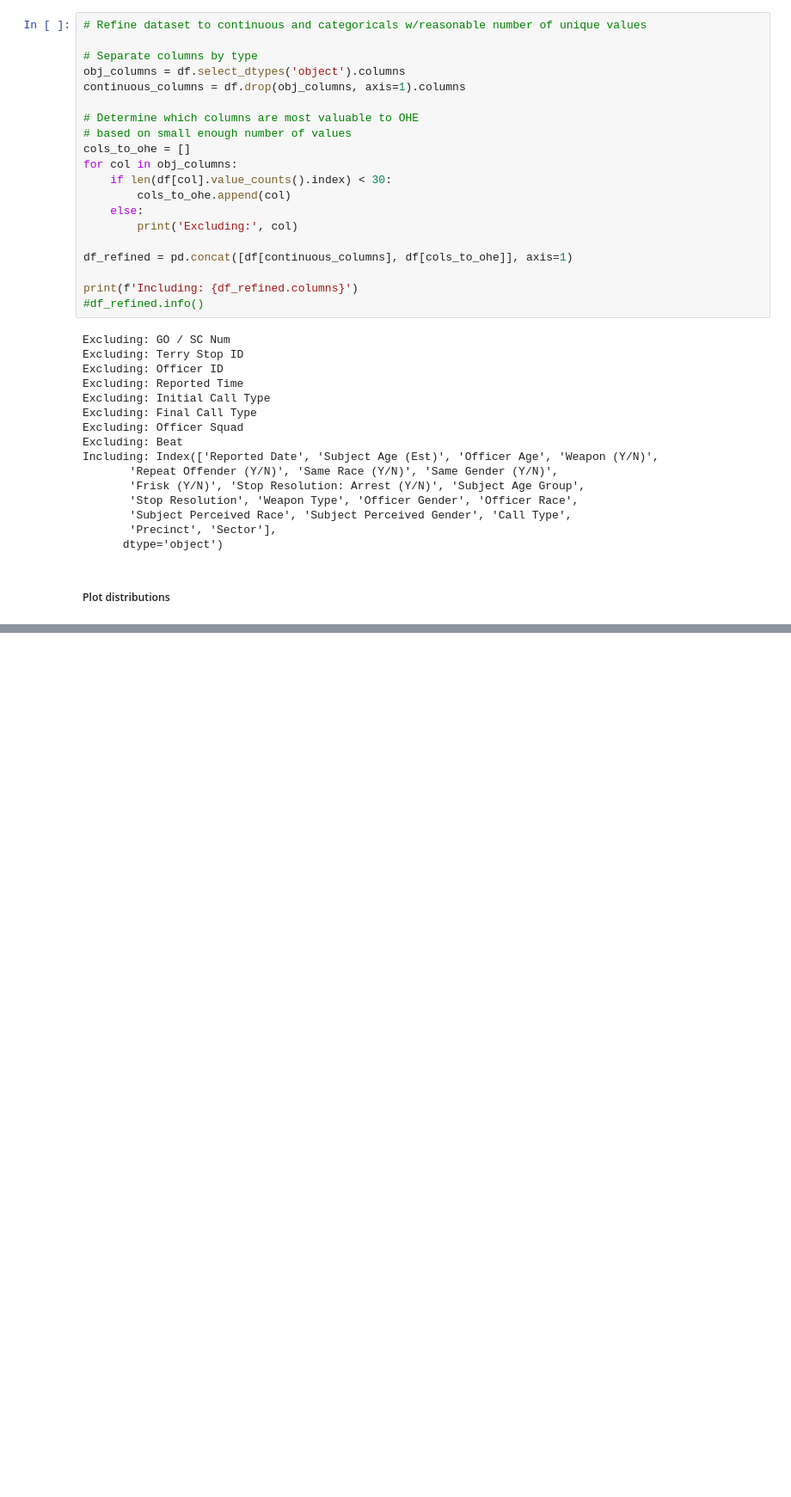
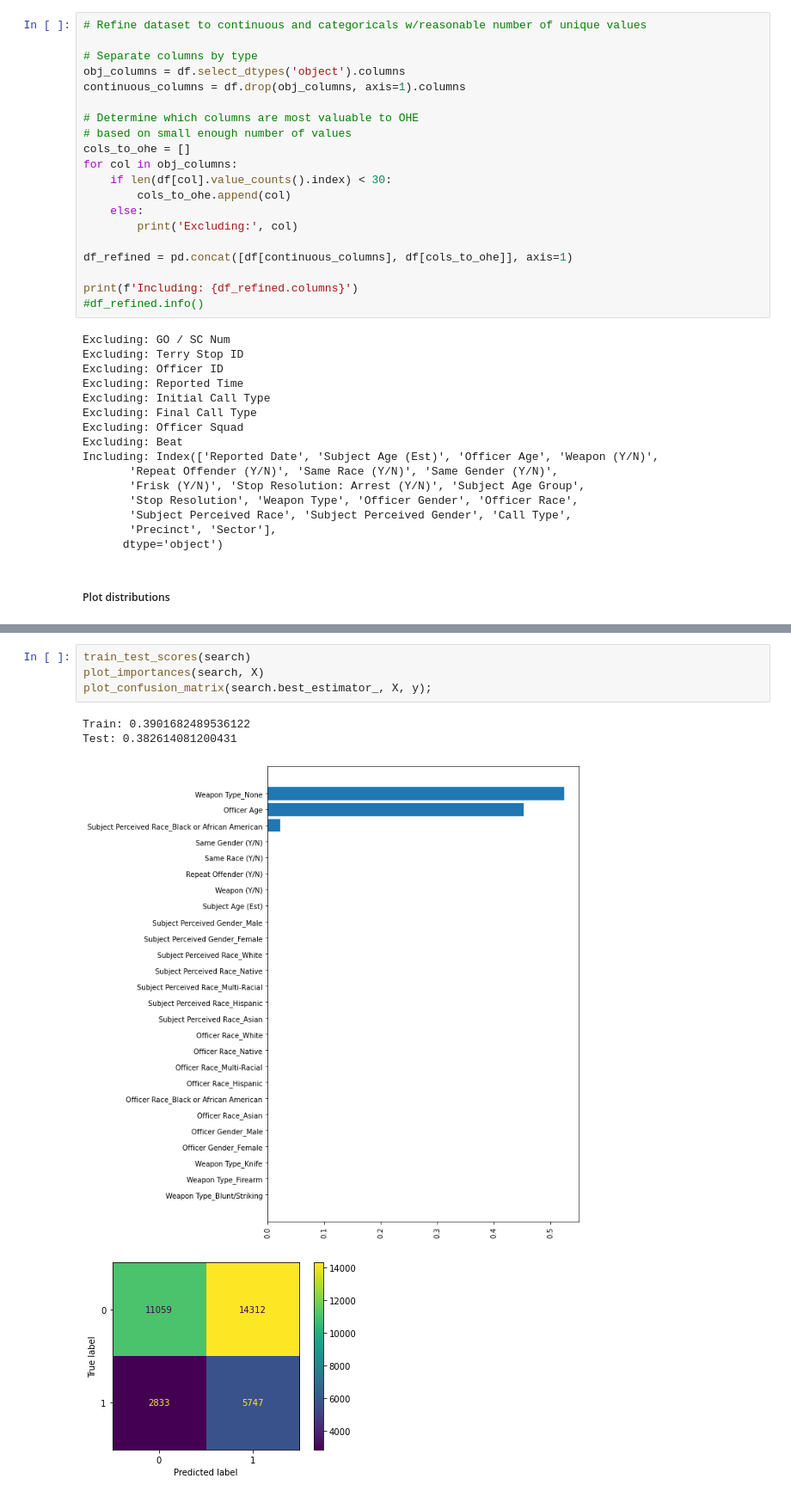
Before and after one commit to sethnlewis/Policing-Bias, a Jupyter notebook: analysis/EDA.ipynb, the cells around one changed output, grey strips where cells are left out. Shown: that part at 86% size. Drawn from its saved outputs; the diff is of its cells as text; blank space fills up the shorter version.

```diff
--- a/analysis/EDA.ipynb
+++ b/analysis/EDA.ipynb
@@ -839,0 +632,9 @@ KeyboardInterrupt:
+# %%
+train_test_scores(search)
+plot_importances(search, X)
+plot_confusion_matrix(search.best_estimator_, X, y);
+# %% [output]
+Train: 0.3901682489536122
+Test: 0.382614081200431
+[figure, added]
+[figure, added]
```
Also changed, not shown: parts of 61 cells of this notebook, 2 other files.
